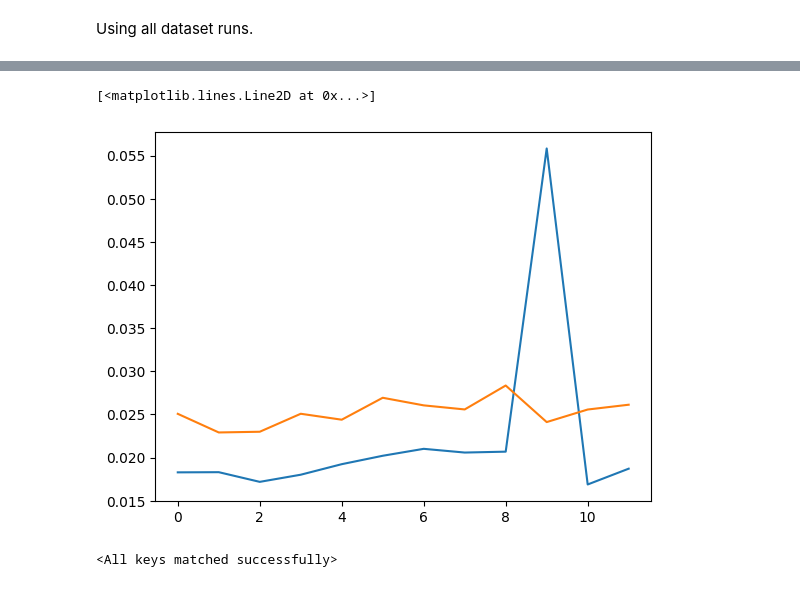
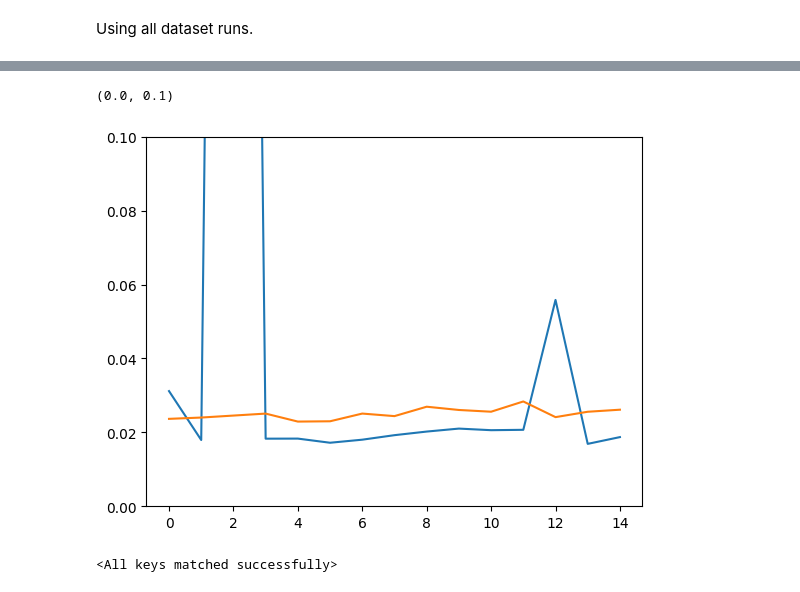
Before and after one commit to SDavenia/CL-GNN, a Jupyter notebook: new_models.ipynb, the cells around one changed output, grey strips where cells are left out. Cells and saved outputs as stored; diff of their text form; code cells hidden in the pictures.

```diff
--- a/new_models.ipynb
+++ b/new_models.ipynb
@@ -245,11 +251,12 @@ Epoch: 10 | Time for 10 epochs: 7m 28s
 Early stopping triggered at epoch 16
 Best epoch was 5
 # %%
-plt.plot(train_losses[4:], label='Training loss')
-plt.plot(validation_losses[4:], label='Validation loss')
+plt.plot(train_losses[1:], label='Training loss')
+plt.plot(validation_losses[1:], label='Validation loss')
+plt.ylim(0, 0.1)
 # %% [output]
-[<matplotlib.lines.Line2D at 0x...>]
+(0.0, 0.1)
-[figure, old version]
+[figure, new version]
 # %%
 saved_model_path = 'models/' + name + '.pt'
 model.load_state_dict(torch.load(saved_model_path))
```
Also changed, not shown: parts of 51 cells of this notebook, 1 other file.
